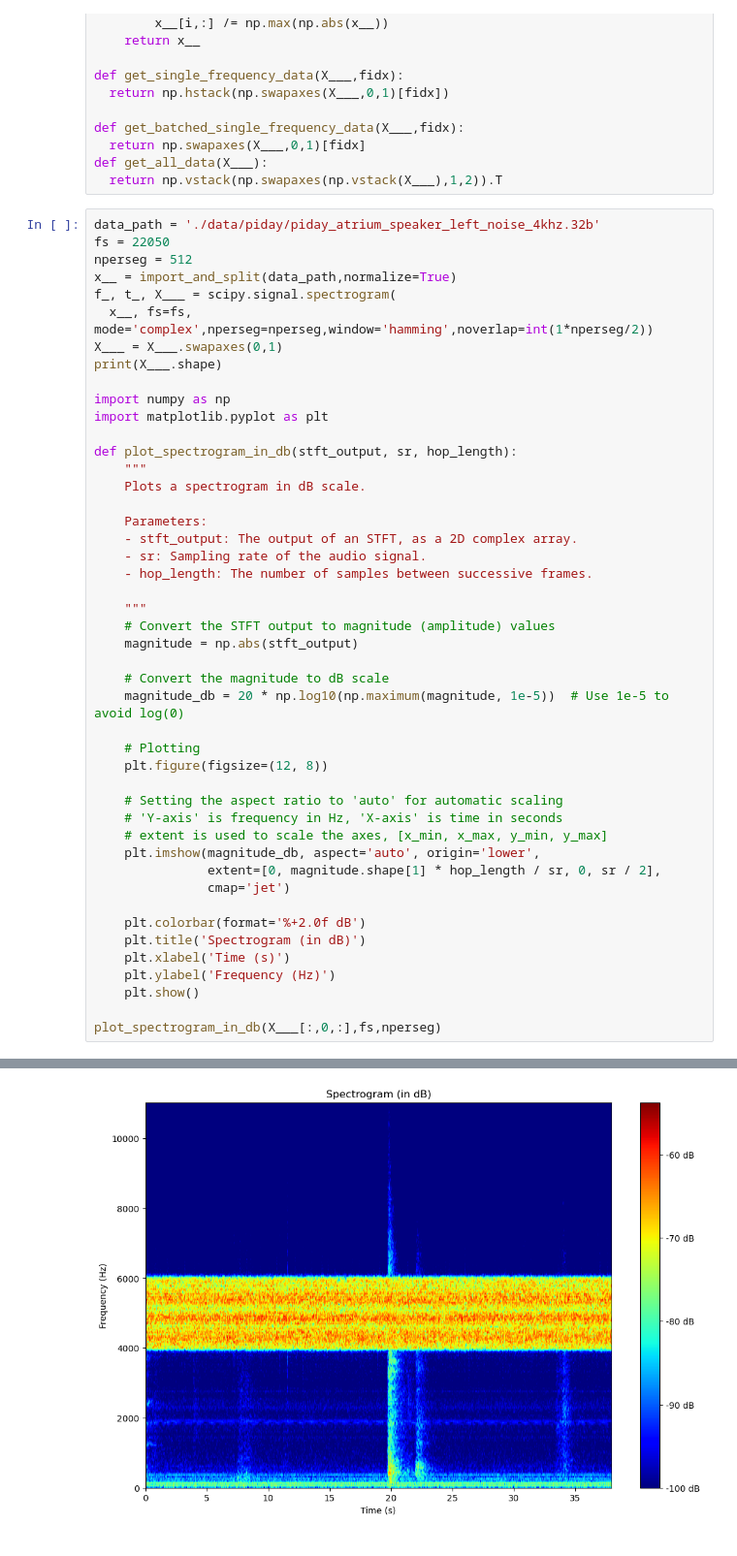
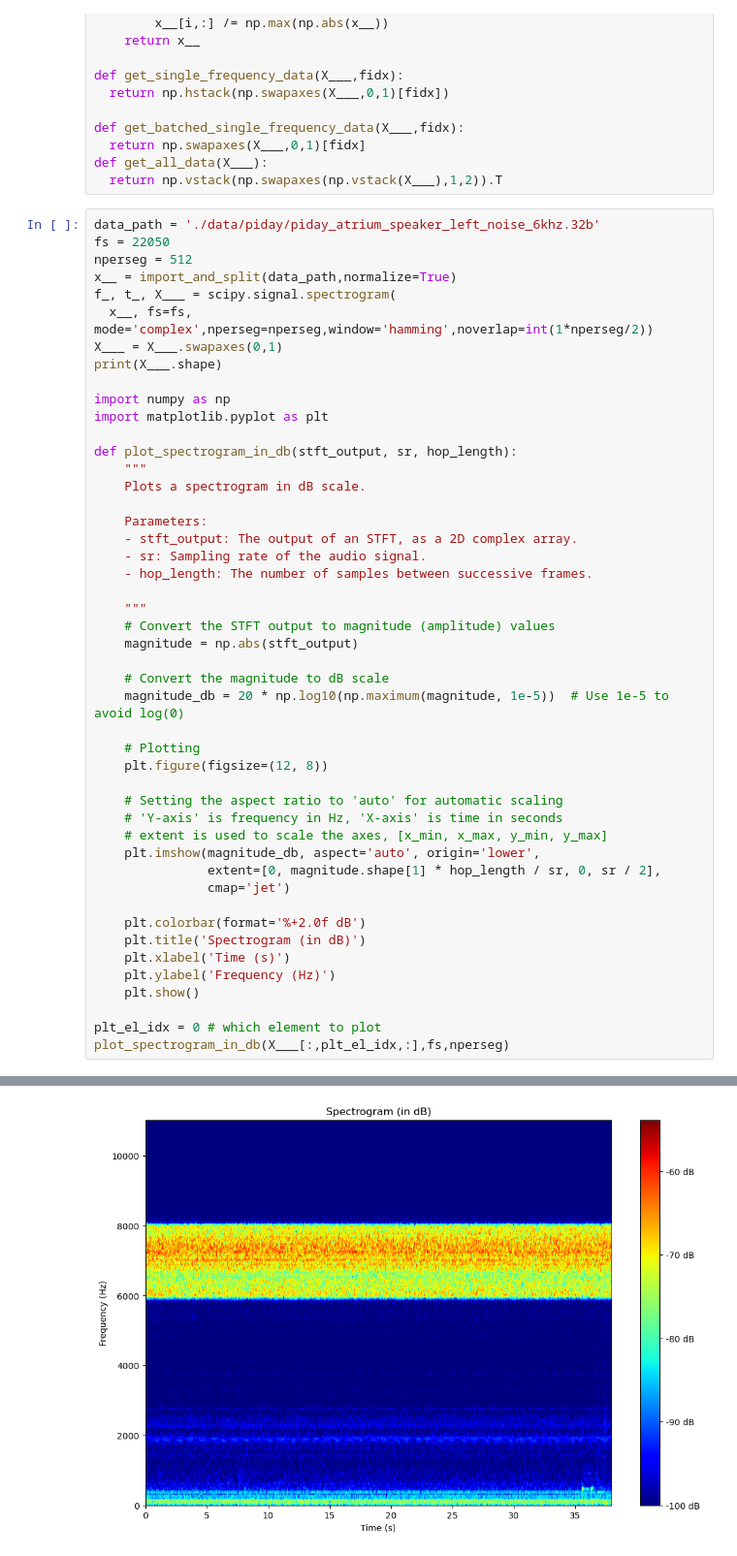
Before and after one commit to Duke-SAMLAB/NIST-MK3, a Jupyter notebook: NIST_MK3_load_and_view_data.ipynb, the cells around one changed output, grey strips where cells are left out. Shown: that part at 97% size. Cells and saved outputs as stored; diff of their text form.

```diff
--- a/NIST_MK3_load_and_view_data.ipynb
+++ b/NIST_MK3_load_and_view_data.ipynb
@@ -37,7 +37,7 @@ def get_batched_single_frequency_data(X___,fidx):
 def get_all_data(X___):
   return np.vstack(np.swapaxes(np.vstack(X___),1,2)).T
 # %%
-data_path = './data/piday/piday_atrium_speaker_left_noise_4khz.32b'
+data_path = './data/piday/piday_atrium_speaker_left_noise_6khz.32b'
 fs = 22050
 nperseg = 512
 x__ = import_and_split(data_path,normalize=True)
@@ -56,32 +56,33 @@ def plot_spectrogram_in_db(stft_output, sr, hop_length):
     Parameters:
     - stft_output: The output of an STFT, as a 2D complex array.
     - sr: Sampling rate of the audio signal.
     - hop_length: The number of samples between successive frames.
 
     """
     # Convert the STFT output to magnitude (amplitude) values
     magnitude = np.abs(stft_output)
 
     # Convert the magnitude to dB scale
     magnitude_db = 20 * np.log10(np.maximum(magnitude, 1e-5))  # Use 1e-5 to avoid log(0)
 
     # Plotting
     plt.figure(figsize=(12, 8))
 
     # Setting the aspect ratio to 'auto' for automatic scaling
     # 'Y-axis' is frequency in Hz, 'X-axis' is time in seconds
     # extent is used to scale the axes, [x_min, x_max, y_min, y_max]
     plt.imshow(magnitude_db, aspect='auto', origin='lower',
                extent=[0, magnitude.shape[1] * hop_length / sr, 0, sr / 2],
                cmap='jet')
 
     plt.colorbar(format='%+2.0f dB')
     plt.title('Spectrogram (in dB)')
     plt.xlabel('Time (s)')
     plt.ylabel('Frequency (Hz)')
     plt.show()
 
-plot_spectrogram_in_db(X___[:,0,:],fs,nperseg)
+plt_el_idx = 0 # which element to plot
+plot_spectrogram_in_db(X___[:,plt_el_idx,:],fs,nperseg)
 # %% [output]
 (257, 64, 1635)
-[figure, old version]
+[figure, new version]
```
